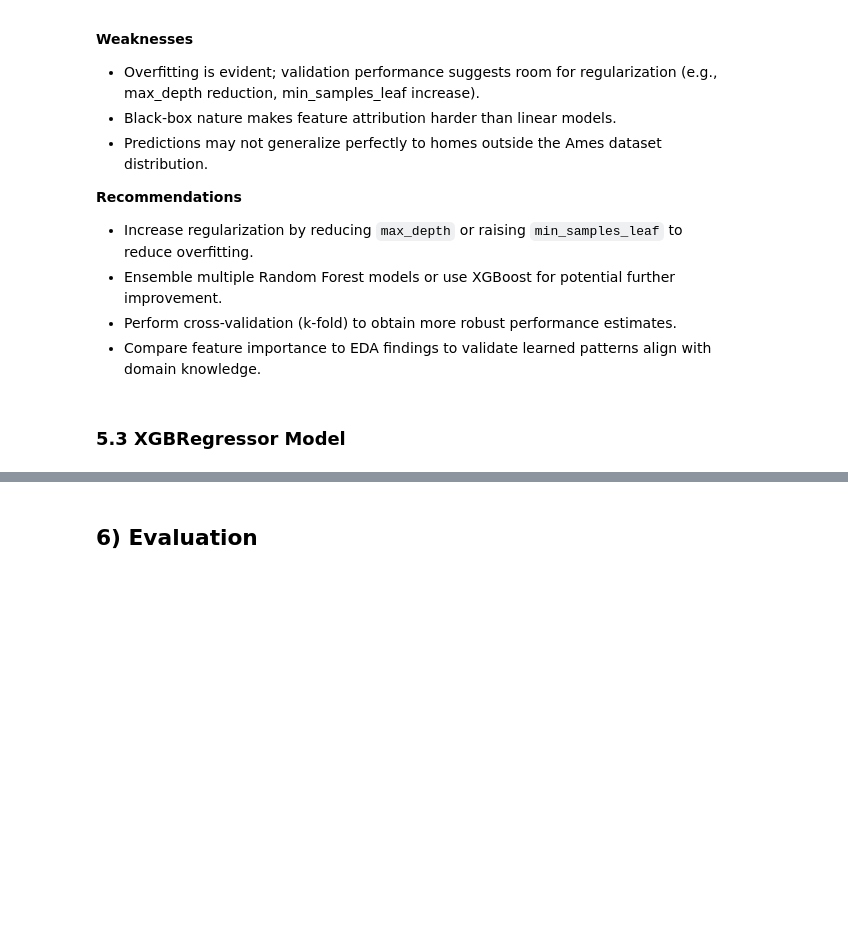
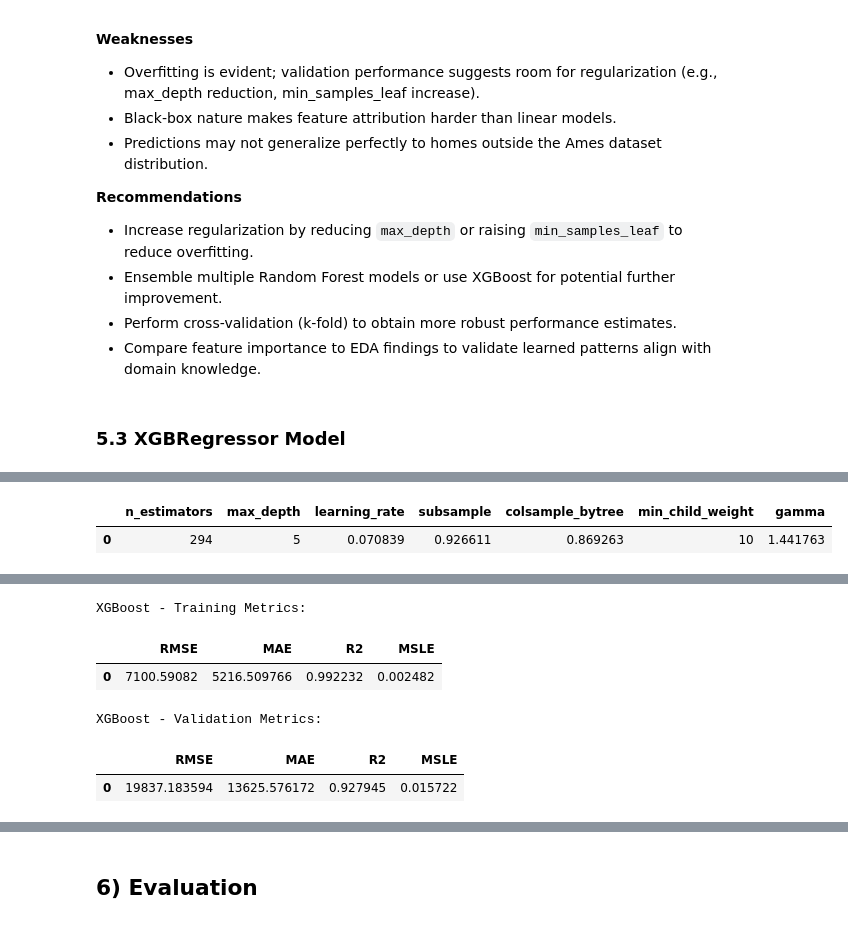
Before and after one commit to eugene-maina72/house_prices_advanced_regression, a Jupyter notebook: notebook.ipynb, the cells around one changed output, grey strips where cells are left out. Cells and saved outputs as stored; diff of their text form; code cells hidden in the pictures; blank space fills up the shorter version.

```diff
--- a/notebook.ipynb
+++ b/notebook.ipynb
@@ -1129,3 +1129,61 @@ The Random Forest Regressor was optimized using Optuna over 20 trials and achiev
 - Compare feature importance to EDA findings to validate learned patterns align with domain knowledge.
 # %% [markdown]
 ### 5.3 XGBRegressor Model
+# %%
+# 5.3 XGBRegressor Model with Optuna Hyperparameter Tuning
+
+def objective_xgb(trial):
+    """Objective function for Optuna hyperparameter tuning of XGBoost."""
+    params = {
+        'n_estimators': trial.suggest_int('n_estimators', 100, 500),
+        'max_depth': trial.suggest_int('max_depth', 3, 10),
+        'learning_rate': trial.suggest_float('learning_rate', 0.01, 0.3),
+        'subsample': trial.suggest_float('subsample', 0.6, 1.0),
+        'colsample_bytree': trial.suggest_float('colsample_bytree', 0.6, 1.0),
+        'min_child_weight': trial.suggest_int('min_child_weight', 1, 10),
+        'gamma': trial.suggest_float('gamma', 0, 5),
+        'random_state': 42,
+        'n_jobs': -1
+    }
+
+    xgb_model = XGBRegressor(**params)
+    xgb_model.fit(X_train_selected, y_train)
+
+    y_val_pred = xgb_model.predict(X_val_selected)
+    val_rmse = root_mean_squared_error(y_val, y_val_pred)
+
+    return val_rmse
+
+# Create study and optimize
+study_xgb = ot.create_study(direction='minimize')
+study_xgb.optimize(objective_xgb, n_trials=20, show_progress_bar=True)
+
+# Get best parameters
+best_params_xgb = study_xgb.best_params
+print("Best XGBoost hyperparameters:")
+display(pd.DataFrame(best_params_xgb, index=[0]))
+
+# Train final XGBoost model with best parameters
+xgb_model = XGBRegressor(**best_params_xgb, random_state=42, n_jobs=-1)
+xgb_model.fit(X_train_selected, y_train)
+
+# Make predictions
+y_train_pred_xgb = xgb_model.predict(X_train_selected)
+y_val_pred_xgb = xgb_model.predict(X_val_selected)
+
+# Evaluate
+train_metrics_xgb = evaluate_model(y_train, y_train_pred_xgb)
+val_metrics_xgb = evaluate_model(y_val, y_val_pred_xgb)
+
+# Log to MLflow
+with mlf.start_run(run_name="XGBoost_Tuned"):
+    mlf.log_params({"model": "XGBRegressor", **best_params_xgb})
+    mlf.log_metrics({f"train_{k}": v for k, v in train_metrics_xgb.items()})
+    mlf.log_metrics({f"val_{k}": v for k, v in val_metrics_xgb.items()})
+    mlf.xgboost.log_model(xgb_model, "model")
+
+print("\nXGBoost - Training Metrics:")
+display(pd.DataFrame(train_metrics_xgb, index=[0]))
+print("\nXGBoost - Validation Metrics:")
+display(pd.DataFrame(val_metrics_xgb, index=[0]))
+# %% [output]
@@ -1131,0 +1208,2 @@ The Random Forest Regressor was optimized using Optuna over 20 trials and achiev
+|  | n_estimators | max_depth | learning_rate | subsample | colsample_bytree | min_child_weight | gamma |
+| 0 | 294 | 5 | 0.070839 | 0.926611 | 0.869263 | 10 | 1.441763 |
@@ -1131,0 +1212,6 @@ The Random Forest Regressor was optimized using Optuna over 20 trials and achiev
+XGBoost - Training Metrics:
+|  | RMSE | MAE | R2 | MSLE |
+| 0 | 7100.59082 | 5216.509766 | 0.992232 | 0.002482 |
+XGBoost - Validation Metrics:
+|  | RMSE | MAE | R2 | MSLE |
+| 0 | 19837.183594 | 13625.576172 | 0.927945 | 0.015722 |
```
Also changed, not shown: parts of 9 cells of this notebook, 2 other files.
